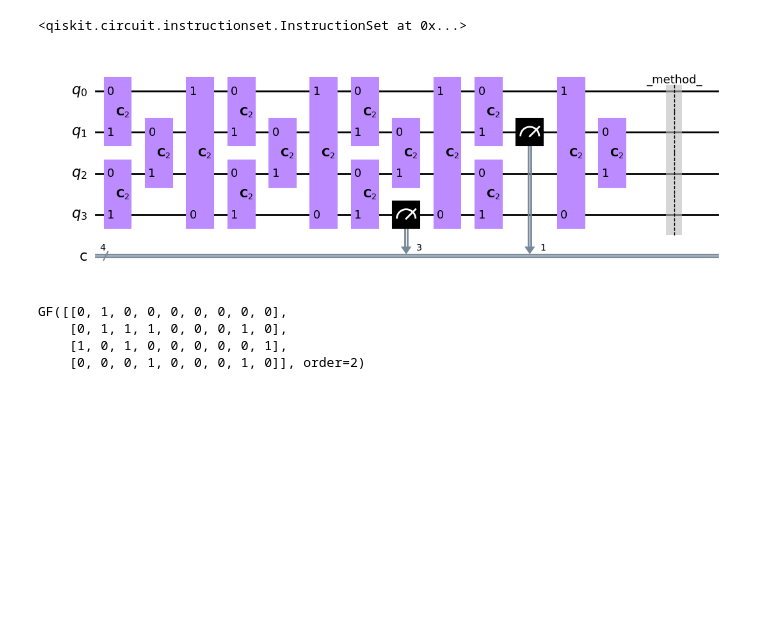
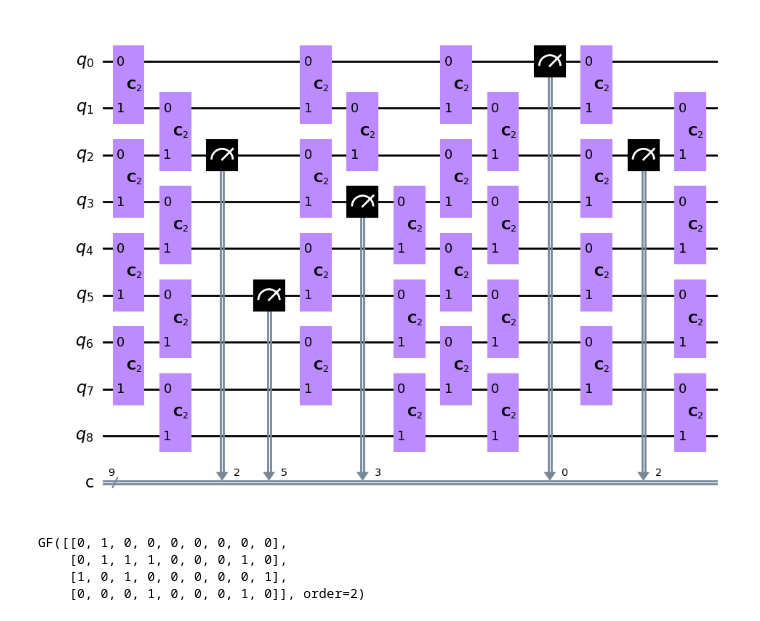
Before and after one commit to DanDan0101/clifford, a Jupyter notebook: qiskit.ipynb, the cells around one changed output. Saved outputs shown, nothing was run; the diff lists cells and outputs as text; code cells hidden in the pictures; blank space fills up the shorter version.

```diff
--- a/qiskit.ipynb
+++ b/qiskit.ipynb
@@ -5,6 +5,6 @@ from qiskit.quantum_info import random_clifford, entropy
 import random
 # %%
-n_qubits = 4 # make sure this is even or everything breaks
+n_qubits = 9
 T = 4
 qr = QuantumRegister(n_qubits, 'q')
 cr = ClassicalRegister(n_qubits, 'c')
@@ -14,33 +14,32 @@ p = 0.05
 for t in range(T):
     for i in range(n_qubits // 2):
         circ.append(random_clifford(2), [qr[2*i], qr[2*i+1]])
+
     for i in range(n_qubits):
         if random.random() < p:
             circ.measure(qr[i], cr[i])
 
     for j in range((n_qubits - 1) // 2):
         circ.append(random_clifford(2), [qr[2*j+1], qr[2*j+2]])
-    circ.append(random_clifford(2), [qr[-1], qr[0]])
+
+    if n_qubits % 2 == 0:
+        circ.append(random_clifford(2), [qr[-1], qr[0]])
 
     for j in range(n_qubits):
         if random.random() < p:
             circ.measure(qr[j], cr[j])
 
-circ.save_state(pershot = True)
-
-# circ.measure_all(add_bits = False)
+    circ.save_state(pershot = True)
-# %% [output]
-<qiskit.circuit.instructionset.InstructionSet at 0x...>
 # %%
 style = {
     'displaytext': {
         'clifford': r'\mathbf{C}_2'
     }
 }
 
-circ.draw('mpl', style = style)
+circ.draw('mpl', style = style, plot_barriers = False)
 # %% [output]
-[figure, old version]
+[figure, new version]
 # %%
 simulator = Aer.get_backend('aer_simulator_stabilizer')
 circ = transpile(circ, simulator)
```
Also changed, not shown: parts of 1 cell of this notebook.
